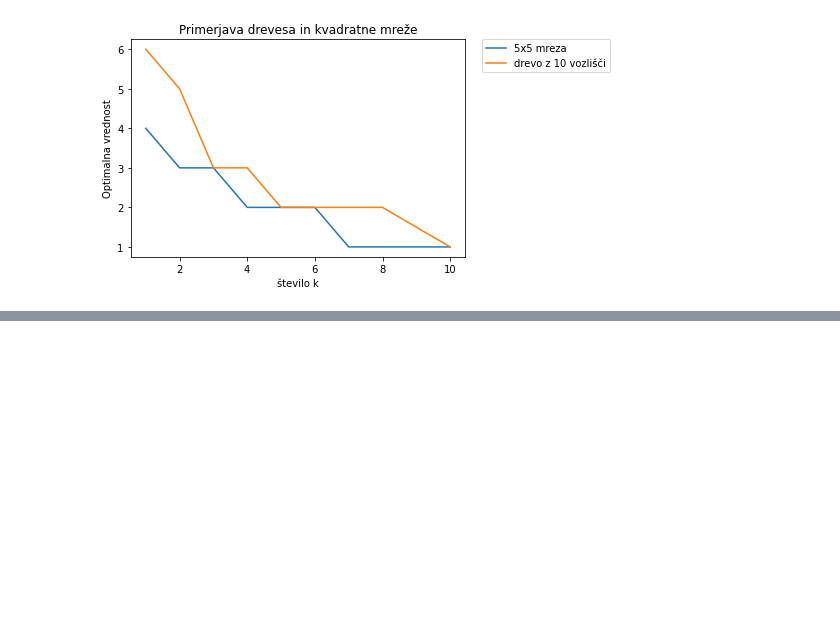
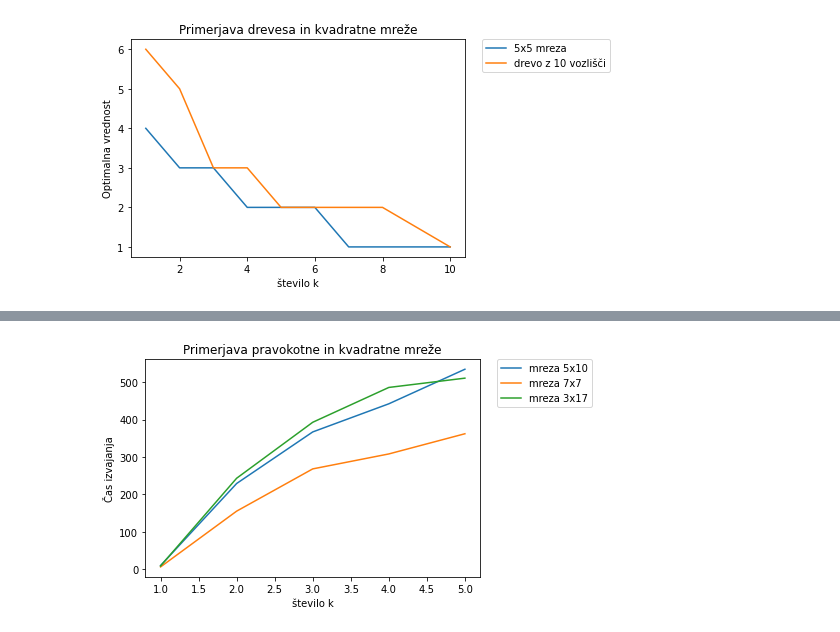
Before and after one commit to anjaplesec/k-center-problem, a Jupyter notebook: koda/grafi.ipynb, the cells around one changed output, grey strips where cells are left out. Saved outputs shown, nothing was run; the diff lists cells and outputs as text; code cells hidden in the pictures; blank space fills up the shorter version.

```diff
--- a/koda/grafi.ipynb
+++ b/koda/grafi.ipynb
@@ -244,0 +248,19 @@ plt.show()
+# %%
+#graf prikazuje kako se čas izvajanja pravokotne mreže 3x17 spreminja glede na kvadratno mrežo 7x7
+stevilo_k = 5
+cas_a = [5.835,155, 268, 308, 362 ]
+cas_a_1= [9.380363941192627, 228.9351544380188,366.8589463233948, 442.0993399620056,534.537225723266]
+cas_a_2= [8.3,243,392.7,485.855,510.7]
+
+plt.plot(list(range(1,stevilo_k+1)),cas_a_1, label = "mreza 5x10")
+plt.plot(list(range(1,stevilo_k+1)), cas_a,label="mreza 7x7")
+plt.plot(list(range(1,stevilo_k+1)),cas_a_2, label = "mreza 3x17")
+
+plt.xlabel("število k")
+plt.ylabel("Čas izvajanja")
+plt.legend(bbox_to_anchor=(1.05, 1), loc='upper left', borderaxespad=0.)
+plt.title('Primerjava pravokotne in kvadratne mreže')
+
+plt.show()
+# %% [output]
+[figure, added]
```
Also changed, not shown: parts of 3 cells of this notebook, 10 other files.
